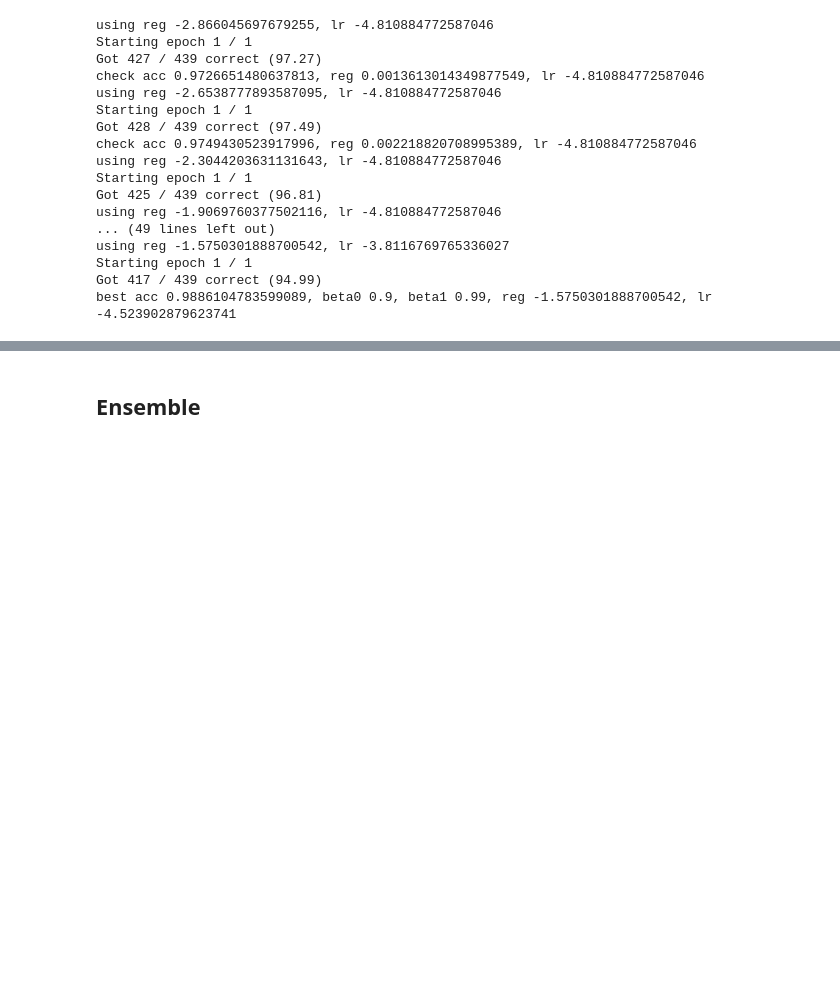
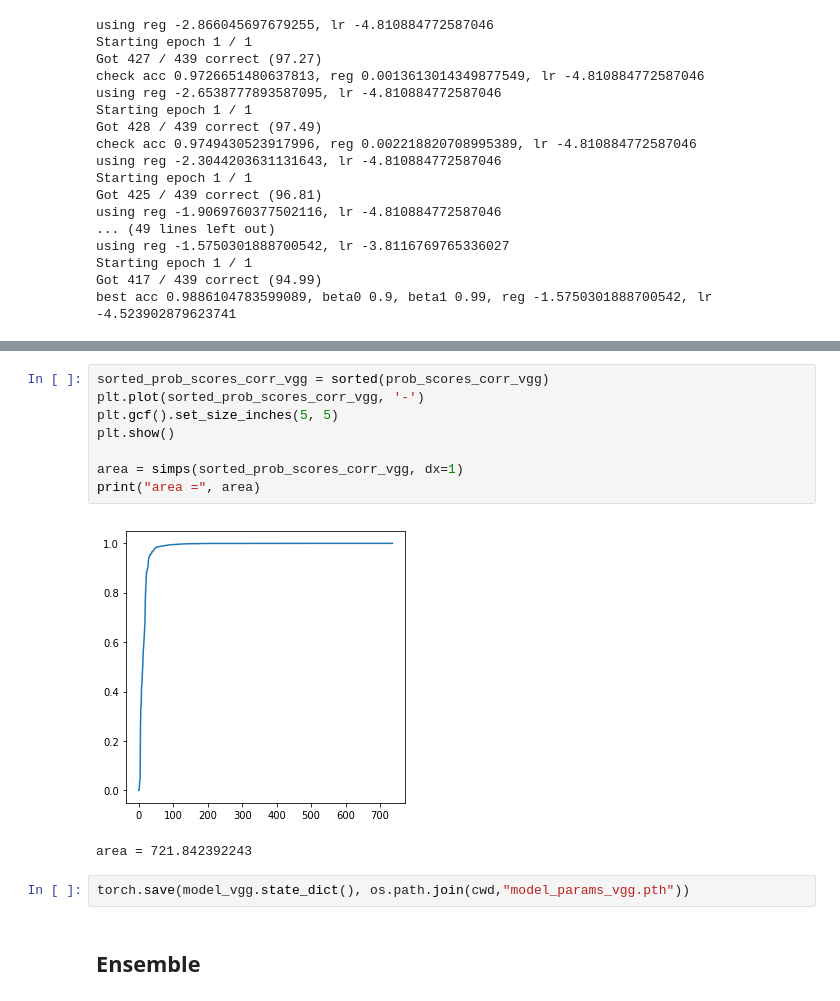
Before and after one commit to christydennison/cs231n-final, a Jupyter notebook: ResNet_Ensemble.ipynb, the cells around one changed output, grey strips where cells are left out. Saved outputs shown, nothing was run; the diff lists cells and outputs as text; blank space fills up the shorter version.

```diff
--- a/ResNet_Ensemble.ipynb
+++ b/ResNet_Ensemble.ipynb
@@ -490,3 +472,16 @@ print("area =", area)
+# %%
+sorted_prob_scores_corr_vgg = sorted(prob_scores_corr_vgg)
+plt.plot(sorted_prob_scores_corr_vgg, '-')
+plt.gcf().set_size_inches(5, 5)
+plt.show()
+
+area = simps(sorted_prob_scores_corr_vgg, dx=1)
+print("area =", area)
+# %% [output]
+[figure, added]
+area = 721.842392243
+# %%
+torch.save(model_vgg.state_dict(), os.path.join(cwd,"model_params_vgg.pth"))
 # %% [markdown]
 ## Ensemble
 # %%
```
Also changed, not shown: parts of 27 cells of this notebook, 2 other files.
